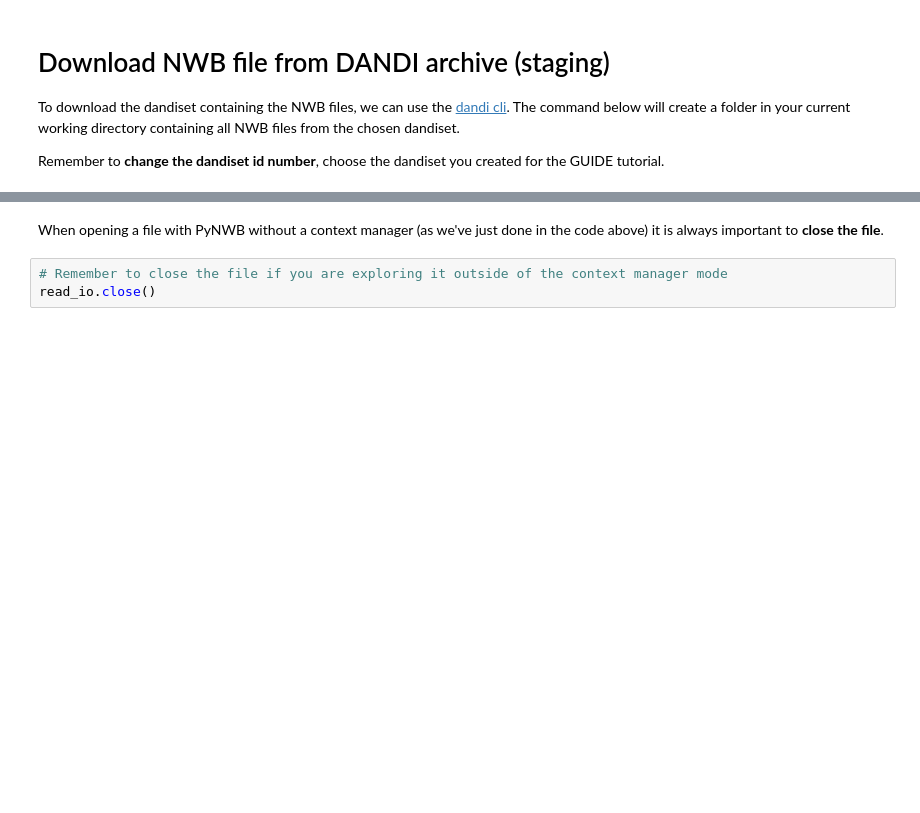
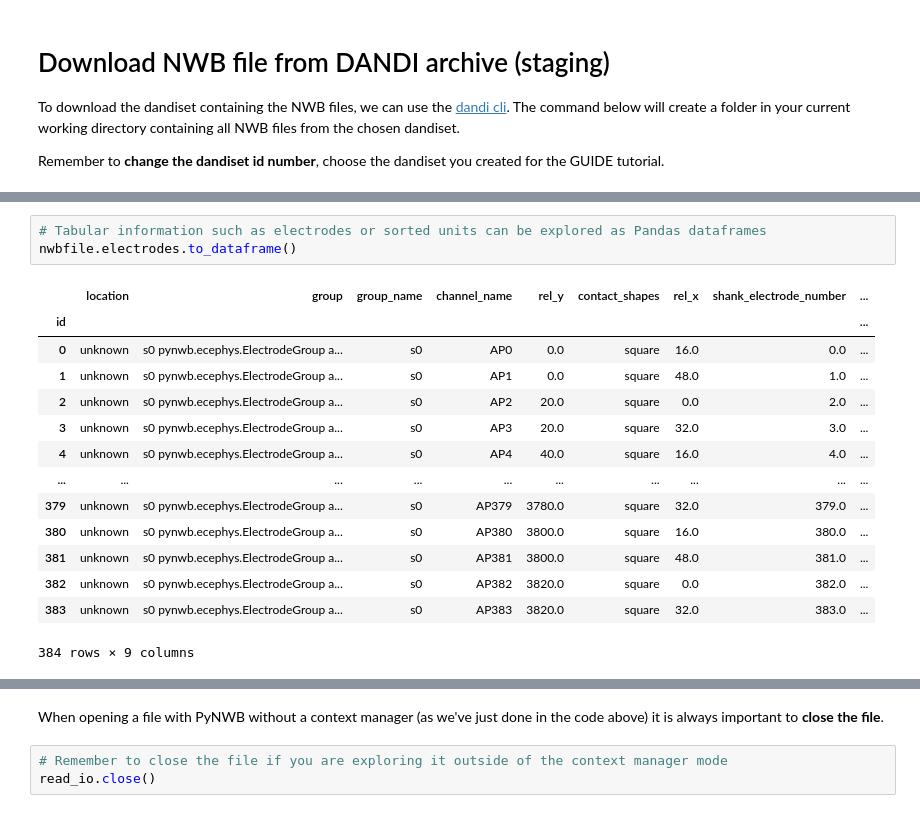
Before and after one commit to catalystneuro/stratneuro_2024, a Jupyter notebook: tutorial_pynwb/nwb_conversion_with_pynwb.ipynb, the cells around one changed output, grey strips where cells are left out. Drawn from its saved outputs; the diff is of its cells as text; blank space fills up the shorter version.

```diff
--- a/tutorial_pynwb/nwb_conversion_with_pynwb.ipynb
+++ b/tutorial_pynwb/nwb_conversion_with_pynwb.ipynb
@@ -41,0 +157,18 @@ nwbfile
+# %%
+# Tabular information such as electrodes or sorted units can be explored as Pandas dataframes
+nwbfile.electrodes.to_dataframe()
+# %% [output]
+|  | location | group | group_name | channel_name | rel_y | contact_shapes | rel_x | shank_electrode_number | ... |
+| id |  |  |  |  |  |  |  |  | ... |
+| 0 | unknown | s0 pynwb.ecephys.ElectrodeGroup a... | s0 | AP0 | 0.0 | square | 16.0 | 0.0 | ... |
+| 1 | unknown | s0 pynwb.ecephys.ElectrodeGroup a... | s0 | AP1 | 0.0 | square | 48.0 | 1.0 | ... |
+| 2 | unknown | s0 pynwb.ecephys.ElectrodeGroup a... | s0 | AP2 | 20.0 | square | 0.0 | 2.0 | ... |
+| 3 | unknown | s0 pynwb.ecephys.ElectrodeGroup a... | s0 | AP3 | 20.0 | square | 32.0 | 3.0 | ... |
+| 4 | unknown | s0 pynwb.ecephys.ElectrodeGroup a... | s0 | AP4 | 40.0 | square | 16.0 | 4.0 | ... |
+| ... | ... | ... | ... | ... | ... | ... | ... | ... | ... |
+| 379 | unknown | s0 pynwb.ecephys.ElectrodeGroup a... | s0 | AP379 | 3780.0 | square | 32.0 | 379.0 | ... |
+| 380 | unknown | s0 pynwb.ecephys.ElectrodeGroup a... | s0 | AP380 | 3800.0 | square | 16.0 | 380.0 | ... |
+| 381 | unknown | s0 pynwb.ecephys.ElectrodeGroup a... | s0 | AP381 | 3800.0 | square | 48.0 | 381.0 | ... |
+| 382 | unknown | s0 pynwb.ecephys.ElectrodeGroup a... | s0 | AP382 | 3820.0 | square | 0.0 | 382.0 | ... |
+| 383 | unknown | s0 pynwb.ecephys.ElectrodeGroup a... | s0 | AP383 | 3820.0 | square | 32.0 | 383.0 | ... |
+384 rows × 9 columns
```
Also changed, not shown: parts of 20 cells of this notebook, 1 other file.
